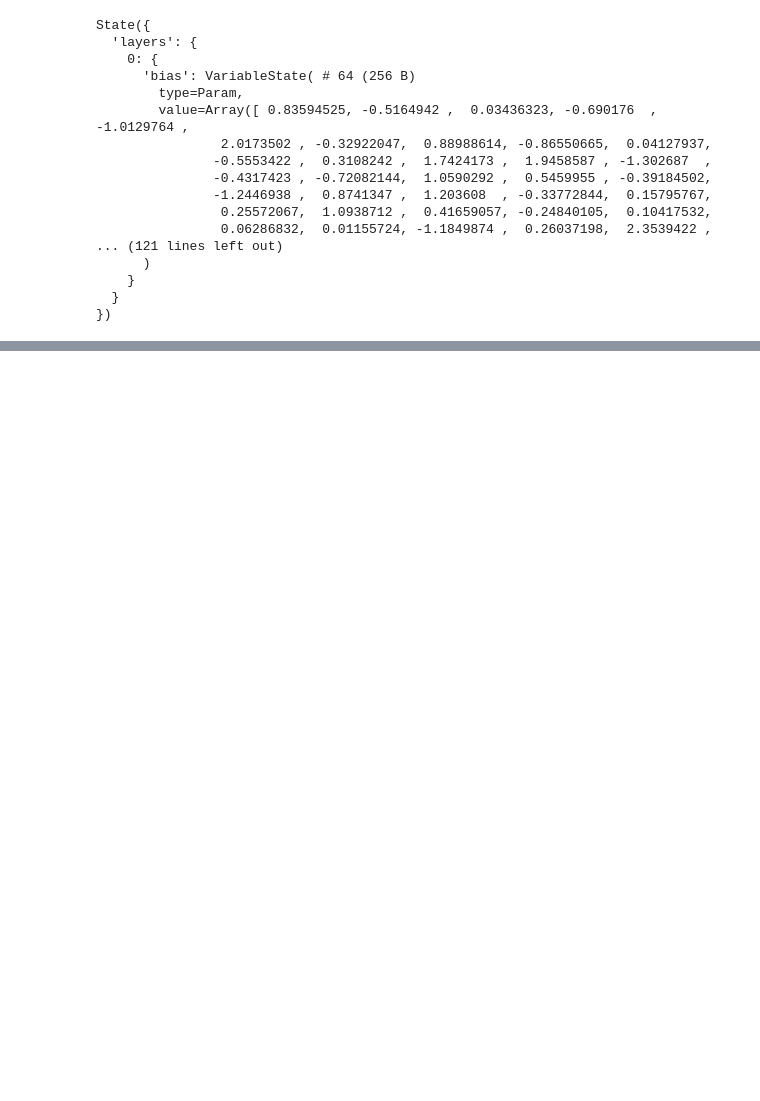
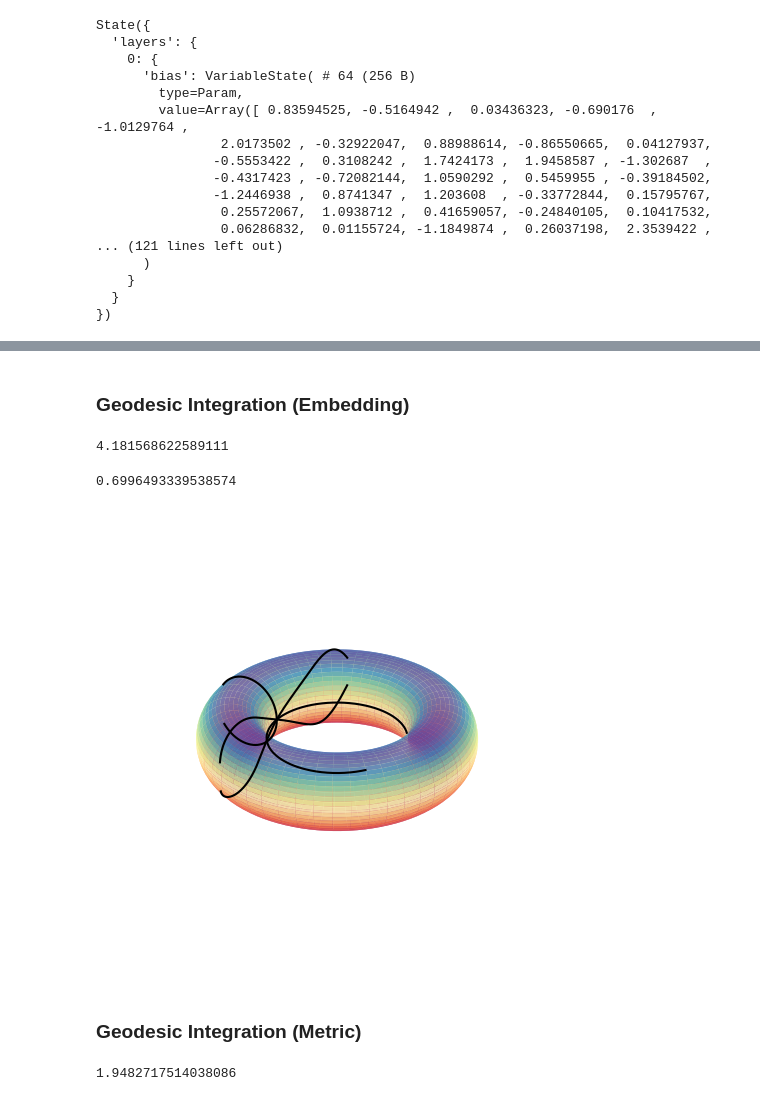
Before and after one commit to nash169/geometric-bayesian, a Jupyter notebook: examples/test.ipynb, the cells around one changed output, grey strips where cells are left out. Cells and saved outputs as stored; diff of their text form; code cells hidden in the pictures; blank space fills up the shorter version.

Commit message:
Completed tests on GGN and geodesic integration.

```diff
--- a/examples/test.ipynb
+++ b/examples/test.ipynb
@@ -229,0 +213,6 @@ Array([[ 0.22213525, -0.09057043,  0.04878145, ...,  0.08164886,
+# %%
+x = jnp.array([0.5,0.2])
+vi = jnp.array([0.1,0.3])
+vj = jnp.array([0.1,0.3]) # jnp.array([0.5,0.7])
+embedding = sphere_embedding
+metric = sphere_metric
@@ -229,0 +293,2 @@ Array([[ 0.22213525, -0.09057043,  0.04878145, ...,  0.08164886,
+# %% [markdown]
+### Geodesic Integration (Embedding)
@@ -229,0 +316,37 @@ Array([[ 0.22213525, -0.09057043,  0.04878145, ...,  0.08164886,
+# %%
+rot = jnp.linspace(0, 2*jnp.pi, 9)[:-1]
+x0 = jnp.array([[jnp.pi, jnp.pi]]).repeat(rot.shape[0],axis=0)
+v0 = jnp.vstack((jnp.cos(rot),jnp.sin(rot))).transpose()
+dt, T = 0.01, 2.5
+
+start = time.time()
+x,v = jax.vmap(lambda x,v: ode_ef(dynamics, x, v, dt=dt, T=T), in_axes=(0,0))(x0,v0)
+print(time.time() - start)
+# %% [output]
+4.181568622589111
+# %%
+def euler_forward(f, x, v, dt):
+    vn = v + dt*f(x, v)
+    xn = x + dt*v
+    return xn, vn
+
+def step(carry,_):
+    x,v = euler_forward(f=dynamics, x=carry[0], v=carry[1], dt=0.01)
+    return (x,v), (x,v)
+
+start = time.time()
+trajectory = jax.vmap(lambda x,v: jax.lax.scan(step, (x, v), None, length=int(T/dt))[1], in_axes=(0,0))(x0,v0)
+print(time.time() - start)
+# %% [output]
+0.6996493339538574
+# %%
+from geometric_bayesian.utils.plot import surf_plot
+fig = surf_plot(jax.vmap(torus,0), min=[0.0,0.0], max=[2*jnp.pi,2*jnp.pi], res=100)
+ax = fig.axes[0]
+for i in range(rot.shape[0]):
+    traj = jax.lax.map(torus, trajectory[0][i])
+    ax.plot(traj[:, 0], traj[:, 1], traj[:, 2], color="k")
+# %% [output]
+[figure, added]
+# %% [markdown]
+### Geodesic Integration (Metric)
@@ -229,0 +380,6 @@ Array([[ 0.22213525, -0.09057043,  0.04878145, ...,  0.08164886,
+# %%
+start = time.time()
+trajectory = jax.vmap(step, in_axes=(0,0))(x0,v0)
+print(time.time() - start)
+# %% [output]
+1.9482717514038086
```
Also changed, not shown: parts of 49 cells of this notebook.
